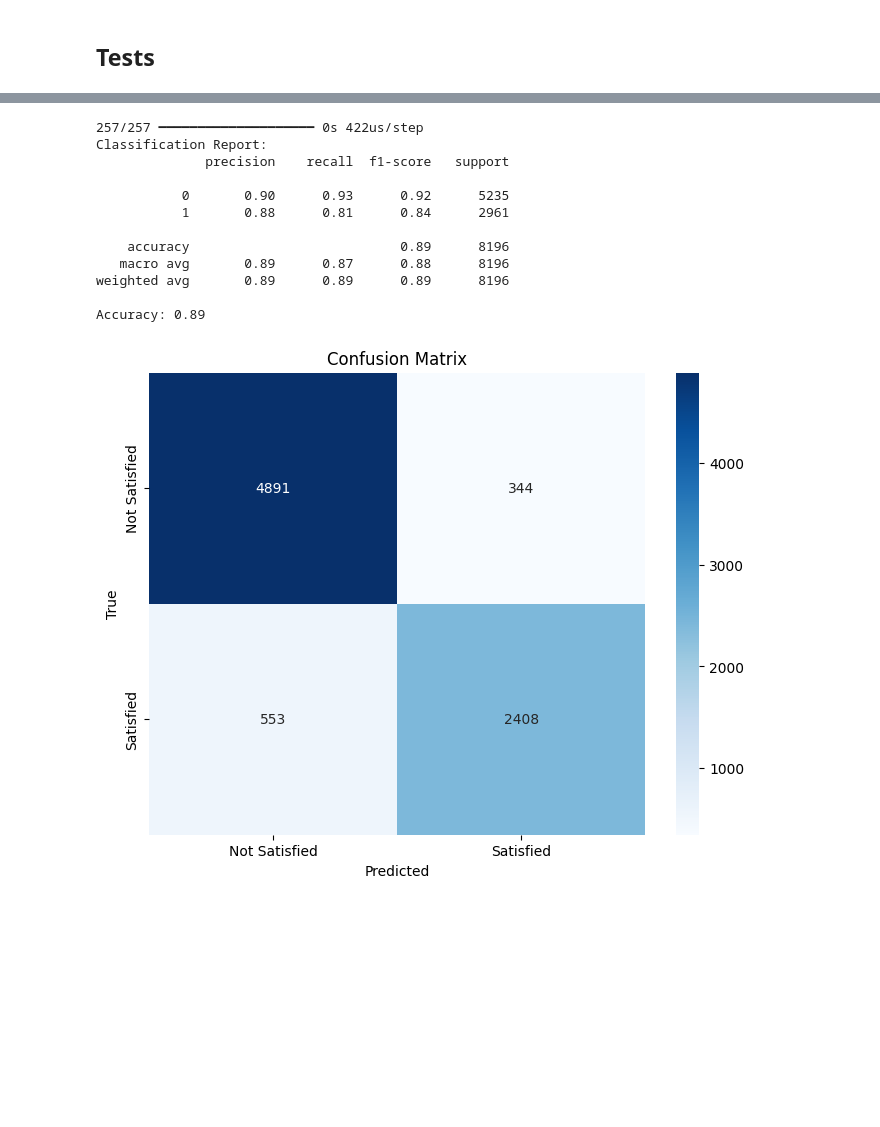
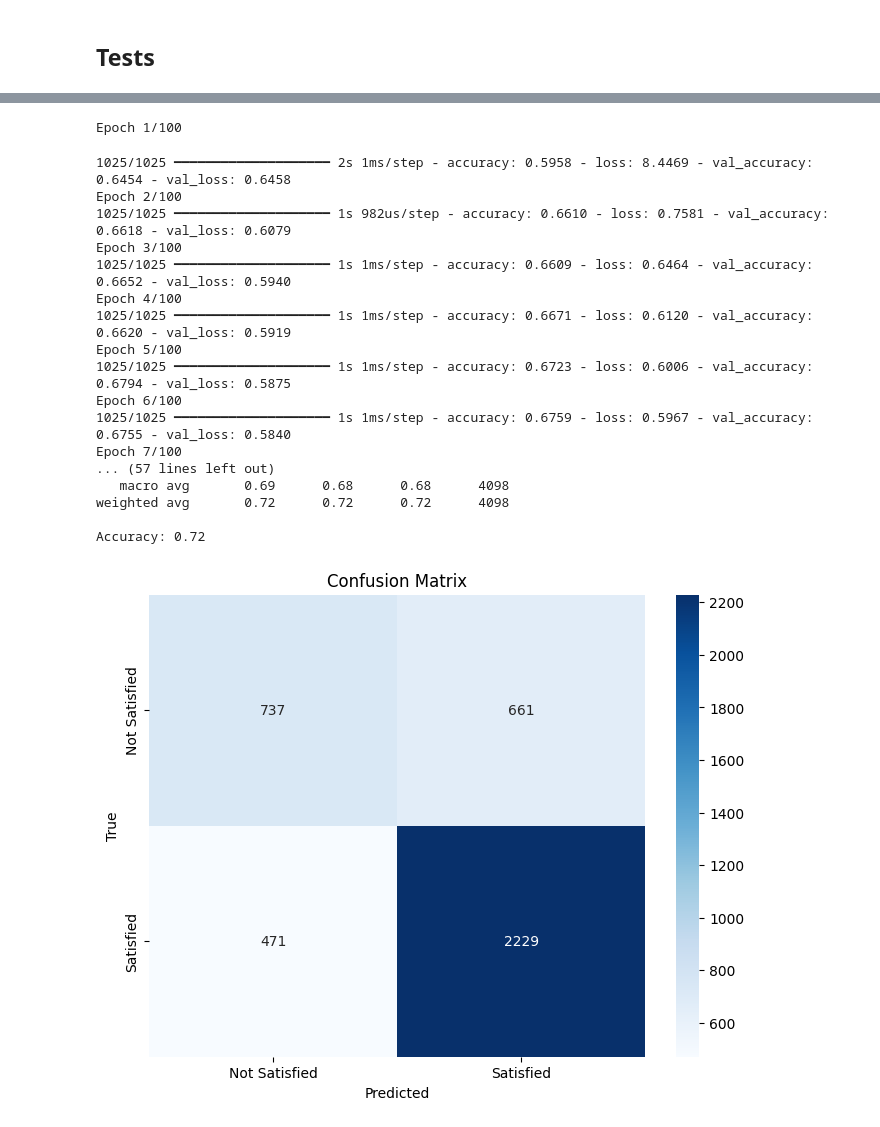
Before and after one commit to IvonLuiz/brazilian-e-commerce-nlp-deep-learning, a Jupyter notebook: e-commerce_nlp.ipynb, the cells around one changed output, grey strips where cells are left out. Cells and saved outputs as stored; diff of their text form; code cells hidden in the pictures; blank space fills up the shorter version.

Commit message:
training more models, tests, and separete data better

```diff
--- a/e-commerce_nlp.ipynb
+++ b/e-commerce_nlp.ipynb
@@ -1271,2 +1109,0 @@ def display_top_features(vectorizer, model, n=10):
-# %%
-X_train, X_test, y_train, y_test = train_test_split(X_transformed, y, test_size=0.20, random_state=0)
@@ -1273 +1271,3 @@ X_train, X_test, y_train, y_test = train_test_split(X_transformed, y, test_size=
+# %%
+X_train_trans, X_val_trans, X_test_trans, y_train_trans, y_val_trans, y_test_trans = train_val_test_split(X_transformed, y)
 # %%
@@ -1337,0 +1361,21 @@ array([[1, 0],
+# %%
+model = models.Sequential([
+    layers.Dense(128, activation='relu'),
+    layers.Dropout(0.3),
+    layers.Dense(128, activation='relu'),
+    layers.Dropout(0.3),
+    layers.Dense(64, activation='relu'),
+    layers.Dense(2, activation='softmax')  # Para classificação binária
+])
+
+model.compile(optimizer='adam', loss='sparse_categorical_crossentropy', metrics=['accuracy'])
+
+model.fit(X_train_trans, y_train_trans, epochs=100, batch_size=32, validation_data=(X_val, y_val), callbacks=early_stopping)
+
+y_pred = model.predict(X_test)
+
+# Avaliação do modelo
+y_pred_binary = np.where(y_pred[:,1] >= 0.5, 1, 0)
+evaluate_model(y_test, y_pred_binary)
+
+display_predictions(df_test, y_test, y_pred_binary)
@@ -1338,30 +1389,54 @@ array([[1, 0],
 # %%
-# Faça as predições no conjunto de teste
+model = models.Sequential([
+    layers.Dense(254, activation='relu', input_shape=(X_train.shape[1],)),
+    layers.Dropout(0.3),
+    layers.Dense(128, activation='relu'),
+    layers.Dropout(0.3),
+    layers.Dense(128, activation='relu'),
+    layers.Dropout(0.3),
+    layers.Dense(64, activation='relu'),
+    layers.Dropout(0.3),
+    layers.Dense(32, activation='relu'),
+    layers.Dense(2, activation='softmax')  # Para classificação binária
+])
+
+# Compilar o modelo
+model.compile(optimizer='adam', loss='sparse_categorical_crossentropy', metrics=['accuracy'])
+
+# Treinar o modelo
+model.fit(X_train, y_train, epochs=100, batch_size=32, validation_data=(X_val, y_val), callbacks=early_stopping)
+
 y_pred = model.predict(X_test)
 
 # Avaliação do modelo
 y_pred_binary = np.where(y_pred[:,1] >= 0.5, 1, 0)
 evaluate_model(y_test, y_pred_binary)
 
 # Visualizar exemplos
 df_test = pd.DataFrame(reviews_final).iloc[y_test.index]
 df_test['true_label'] = y_test.values
 df_test['predicted_label'] = y_pred_binary
 df_test.columns = ['comment' if i == 0 else col for i, col in enumerate(df_test.columns)]
 
 
 display_predictions(df_test, y_test, y_pred_binary)
 # %% [output]
-257/257 ━━━━━━━━━━━━━━━━━━━━ 0s 422us/step
-Classification Report:
-              precision    recall  f1-score   support
-
-           0       0.90      0.93      0.92      5235
-           1       0.88      0.81      0.84      2961
-
-    accuracy                           0.89      8196
-   macro avg       0.89      0.87      0.88      8196
-weighted avg       0.89      0.89      0.89      8196
-
-Accuracy: 0.89
+Epoch 1/100
+1025/1025 ━━━━━━━━━━━━━━━━━━━━ 2s 1ms/step - accuracy: 0.5958 - loss: 8.4469 - val_accuracy: 0.6454 - val_loss: 0.6458
+Epoch 2/100
+1025/1025 ━━━━━━━━━━━━━━━━━━━━ 1s 982us/step - accuracy: 0.6610 - loss: 0.7581 - val_accuracy: 0.6618 - val_loss: 0.6079
+Epoch 3/100
+1025/1025 ━━━━━━━━━━━━━━━━━━━━ 1s 1ms/step - accuracy: 0.6609 - loss: 0.6464 - val_accuracy: 0.6652 - val_loss: 0.5940
+Epoch 4/100
+1025/1025 ━━━━━━━━━━━━━━━━━━━━ 1s 1ms/step - accuracy: 0.6671 - loss: 0.6120 - val_accuracy: 0.6620 - val_loss: 0.5919
+Epoch 5/100
+1025/1025 ━━━━━━━━━━━━━━━━━━━━ 1s 1ms/step - accuracy: 0.6723 - loss: 0.6006 - val_accuracy: 0.6794 - val_loss: 0.5875
+Epoch 6/100
+1025/1025 ━━━━━━━━━━━━━━━━━━━━ 1s 1ms/step - accuracy: 0.6759 - loss: 0.5967 - val_accuracy: 0.6755 - val_loss: 0.5840
+Epoch 7/100
+... (57 lines left out)
+   macro avg       0.69      0.68      0.68      4098
+weighted avg       0.72      0.72      0.72      4098
+
+Accuracy: 0.72
-[figure, old version]
+[figure, new version]
```
Also changed, not shown: parts of 64 cells of this notebook.
